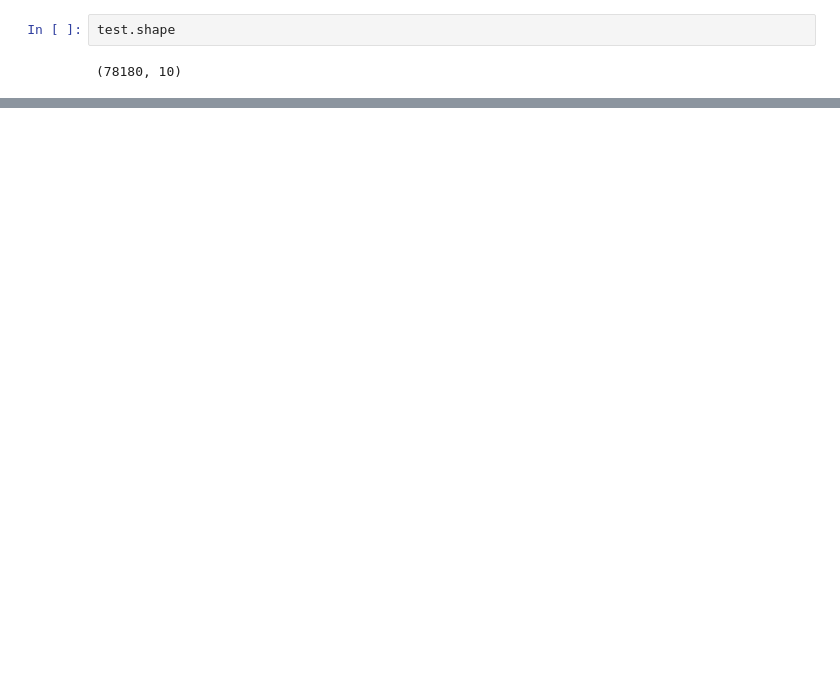
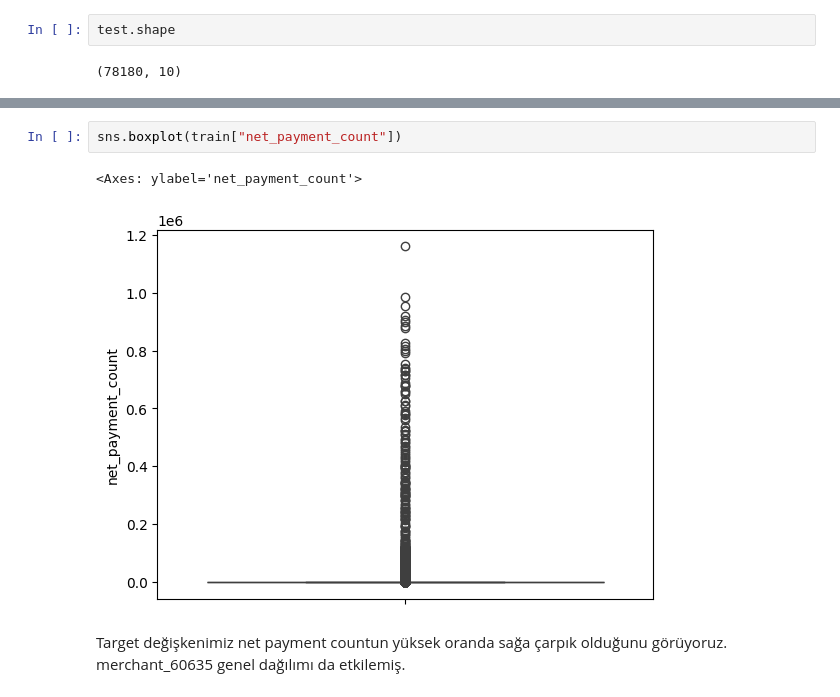
Before and after one commit to kntvrl/iyzico_project_tree_approach, a Jupyter notebook: iyzico_project.ipynb, the cells around one changed output, grey strips where cells are left out. Drawn from its saved outputs; the diff is of its cells as text; blank space fills up the shorter version.

```diff
--- a/iyzico_project.ipynb
+++ b/iyzico_project.ipynb
@@ -70,0 +135,7 @@ test.shape
+# %%
+sns.boxplot(train["net_payment_count"])
+# %% [output]
+<Axes: ylabel='net_payment_count'>
+[figure, added]
+# %% [markdown]
+Target değişkenimiz net payment countun yüksek oranda sağa çarpık olduğunu görüyoruz. merchant_60635 genel dağılımı da etkilemiş.
```
Also changed, not shown: parts of 25 cells of this notebook.
